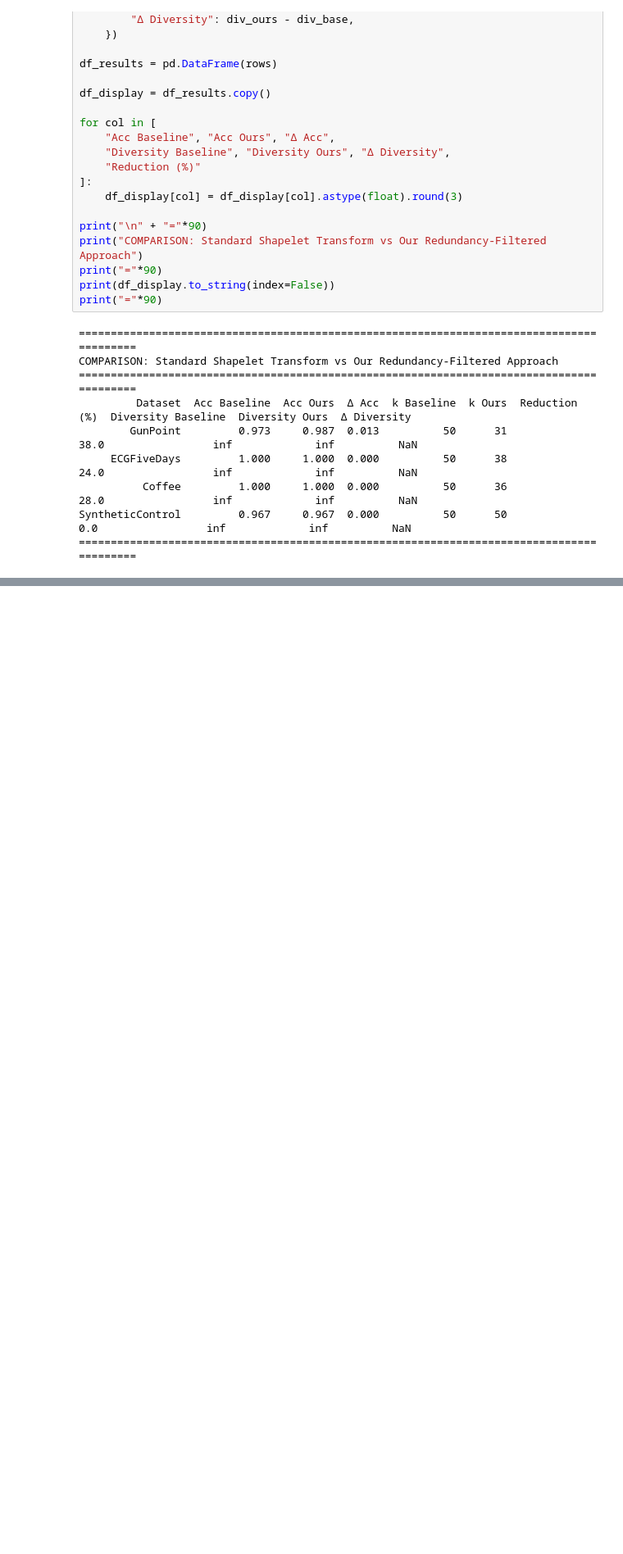
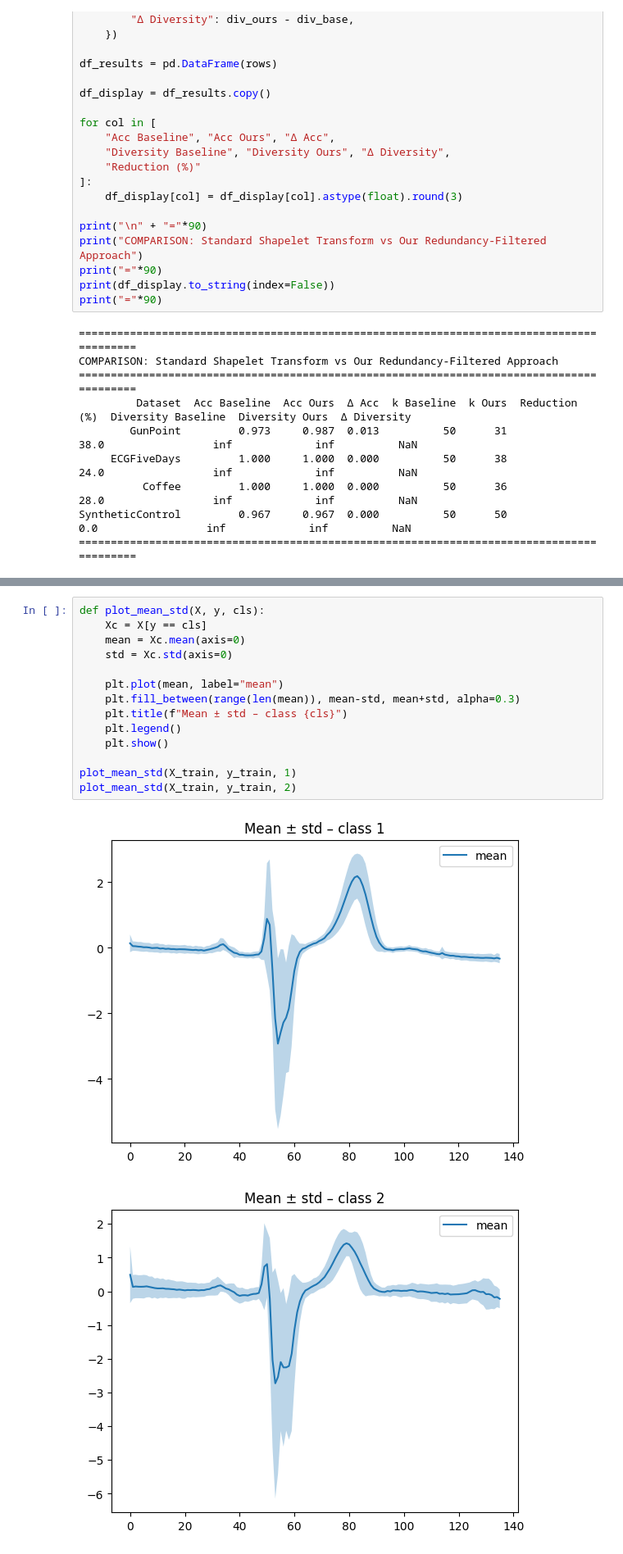
Before and after one commit to TristanoB/shapelet_transformation, a Jupyter notebook: implementation.ipynb, the cells around one changed output, grey strips where cells are left out. Shown at 82% size. Saved outputs shown, nothing was run; the diff lists cells and outputs as text; blank space fills up the shorter version.

```diff
--- a/implementation.ipynb
+++ b/implementation.ipynb
@@ -1844,0 +1885,17 @@ SyntheticControl         0.967     0.967  0.000          50      50            0
+# %%
+def plot_mean_std(X, y, cls):
+    Xc = X[y == cls]
+    mean = Xc.mean(axis=0)
+    std = Xc.std(axis=0)
+
+    plt.plot(mean, label="mean")
+    plt.fill_between(range(len(mean)), mean-std, mean+std, alpha=0.3)
+    plt.title(f"Mean ± std – class {cls}")
+    plt.legend()
+    plt.show()
+
+plot_mean_std(X_train, y_train, 1)
+plot_mean_std(X_train, y_train, 2)
+# %% [output]
+[figure, added]
+[figure, added]
```
Also changed, not shown: parts of 10 cells of this notebook.
